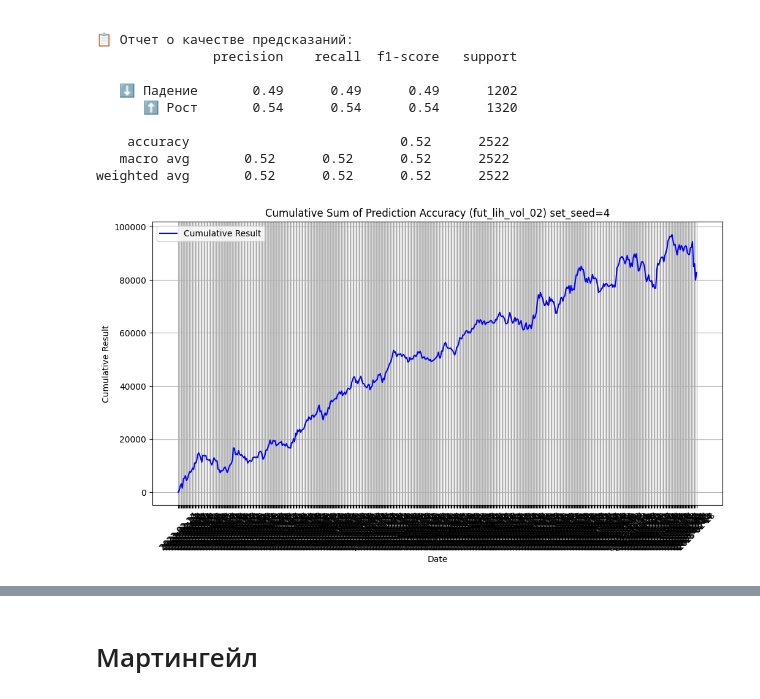
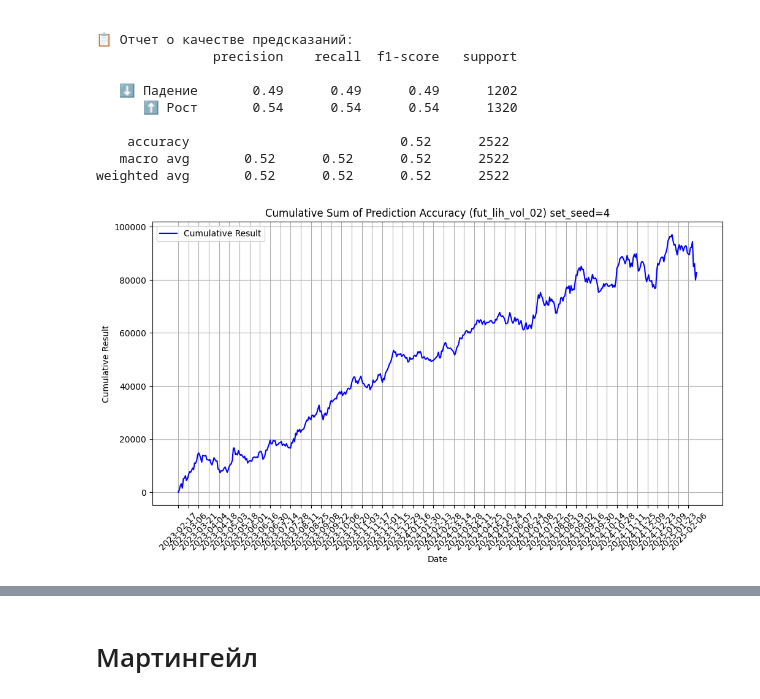
Before and after one commit to Alkor135/quote_prepare, a Jupyter notebook: fut_opt_lih_features_prepare/analize_fut_lih_vol_02.ipynb, the cells around one changed output, grey strips where cells are left out. Saved outputs shown, nothing was run; the diff lists cells and outputs as text; code cells hidden in the pictures.

```diff
--- a/fut_opt_lih_features_prepare/analize_fut_lih_vol_02.ipynb
+++ b/fut_opt_lih_features_prepare/analize_fut_lih_vol_02.ipynb
@@ -176,35 +176,36 @@ df = df.iloc[split:].copy()  # Берем последние 20%
 df["PREDICTION_SHIFTED"] = df["PREDICTION"].shift(1)  # Смещаем вверх
 
 # df
 
 # === 3. РАСЧЁТ РЕЗУЛЬТАТОВ ПРОГНОЗА ===
 def calculate_result(row):
     if pd.isna(row["PREDICTION_SHIFTED"]):  # Если NaN после сдвига
         return 0  # Можно удалить или оставить 0
 
     true_direction = 1 if row["CLOSE"] > row["OPEN"] else 0
     predicted_direction = row["PREDICTION_SHIFTED"]
 
     difference = abs(row["CLOSE"] - row["OPEN"])
     return difference if true_direction == predicted_direction else -difference
 
 df["RESULT"] = df.apply(calculate_result, axis=1)
 
 # === 4. ПОСТРОЕНИЕ КУМУЛЯТИВНОГО ГРАФИКА ===
 df["CUMULATIVE_RESULT"] = df["RESULT"].cumsum()
 
 plt.figure(figsize=(12, 6))
 plt.plot(df["TRADEDATE"], df["CUMULATIVE_RESULT"], label="Cumulative Result", color="b")
 plt.xlabel("Date")
 plt.ylabel("Cumulative Result")
 plt.title("Cumulative Sum of Prediction Accuracy (fut_lih_vol_02) set_seed=4")
 plt.legend()
 plt.grid()
 
-plt.xticks(rotation=45)
+# plt.xticks(rotation=45)
+plt.xticks(df["TRADEDATE"][::10], rotation=45)
 plt.show()
 # %% [output]
-[figure, old version]
+[figure, new version]
 # %%
 df
 # %% [output]
```
Also changed, not shown: 2 other files.
